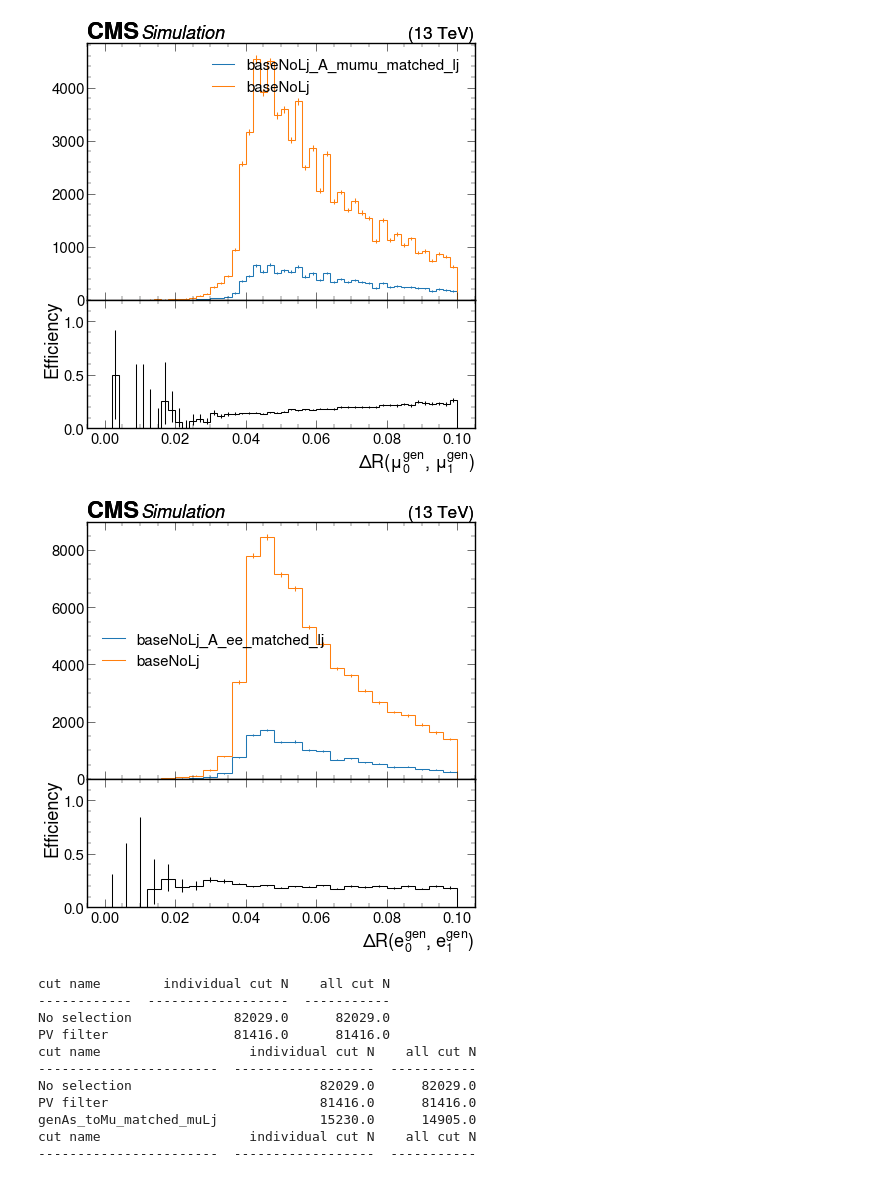
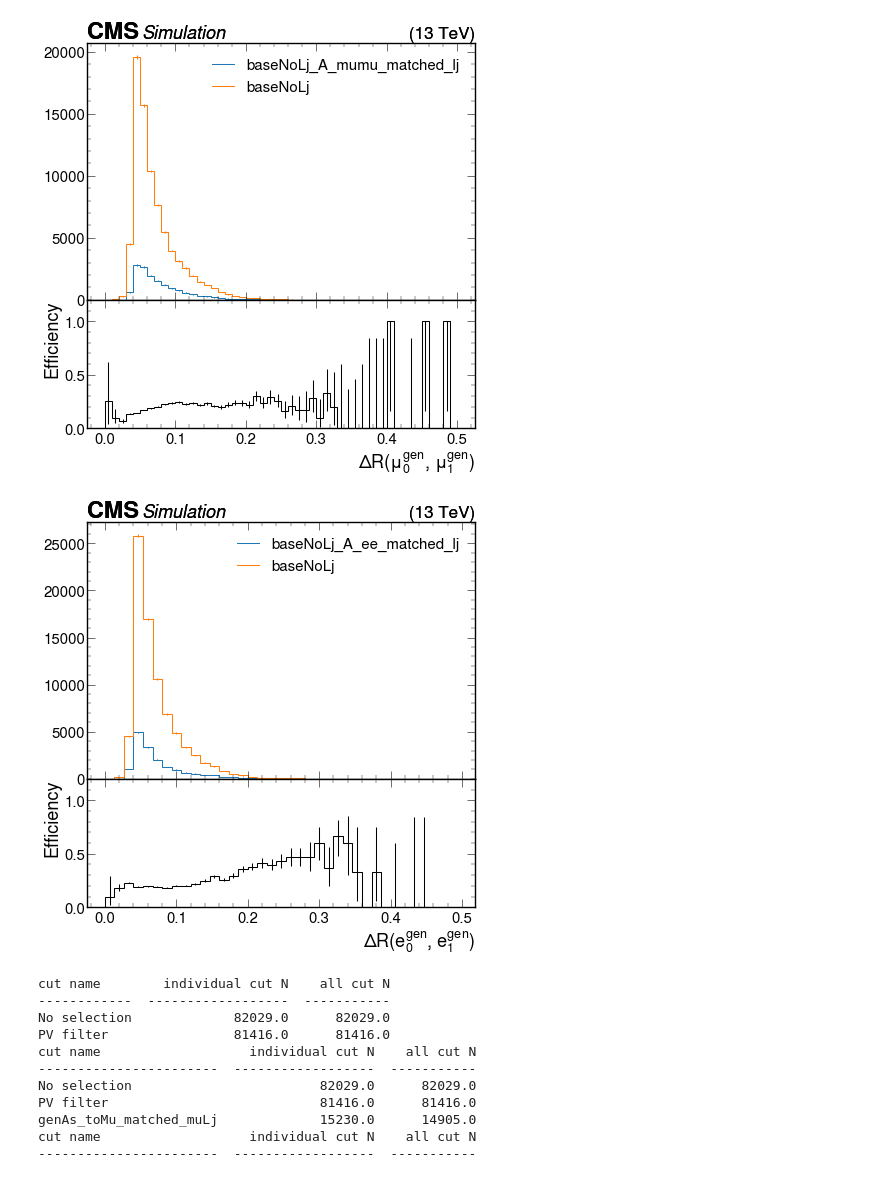
Before and after one commit to mariajose2398/SIDM, a Jupyter notebook: sidm/studies/ljRecoEffi_studies/effi.ipynb, the cells around one changed output. Cells and saved outputs as stored; diff of their text form; code cells hidden in the pictures.

Commit message:
Changed the range of a few histograms

```diff
--- a/sidm/studies/ljRecoEffi_studies/effi.ipynb
+++ b/sidm/studies/ljRecoEffi_studies/effi.ipynb
@@ -90,31 +89,31 @@ ch4 = "base"
 # %%
 hists = output["out"]["2Mu2E_500GeV_5p0GeV_80p0mm"]["hists"]
 
 utilities.plot_ratio (hists["genAs_toMu_pt_highRange"][ch2, :],
            hists["genAs_toMu_pt_highRange"][ch1, :],
           legend = [ch2, ch1])
 utilities.plot_ratio (hists["genAs_toE_pt_highRange"][ch3, :],
            hists["genAs_toE_pt_highRange"][ch1, :],
           legend = [ch3, ch1])
 utilities.plot_ratio (hists["genAs_toMu_lxy"][ch2, :],
            hists["genAs_toMu_lxy"][ch1, :],
           legend = [ch2, ch1])
 utilities.plot_ratio (hists["genAs_toE_lxy"][ch3, :],
            hists["genAs_toE_lxy"][ch1, :],
           legend = [ch3, ch1])
-utilities.plot_ratio (hists["genMu_genMu_dR_XLowRange"][ch2, ::2j],
-           hists["genMu_genMu_dR_XLowRange"][ch1, ::2j],
+utilities.plot_ratio (hists["genMu_genMu_dR_lowRange"][ch2, ::2j],
+           hists["genMu_genMu_dR_lowRange"][ch1, ::2j],
           legend = [ch2, ch1])
-utilities.plot_ratio (hists["genE_genE_dR_XLowRange"][ch3, ::2j],
-           hists["genE_genE_dR_XLowRange"][ch1, ::2j],
+utilities.plot_ratio (hists["genE_genE_dR_lowRange"][ch3, ::2j],
+           hists["genE_genE_dR_lowRange"][ch1, ::2j],
           legend = [ch3, ch1])
 # %% [output]
 [figure]
 [figure]
 [figure]
 [figure]
-[figure, old version]
+[figure, new version]
-[figure, old version]
+[figure, new version]
 # %%
 output["out"]["2Mu2E_500GeV_5p0GeV_80p0mm"]["cutflow"][ch1].print_table(unweighted = False)
 output["out"]["2Mu2E_500GeV_5p0GeV_80p0mm"]["cutflow"][ch2].print_table(unweighted = False)
```
Also changed, not shown: parts of 2 cells of this notebook.
